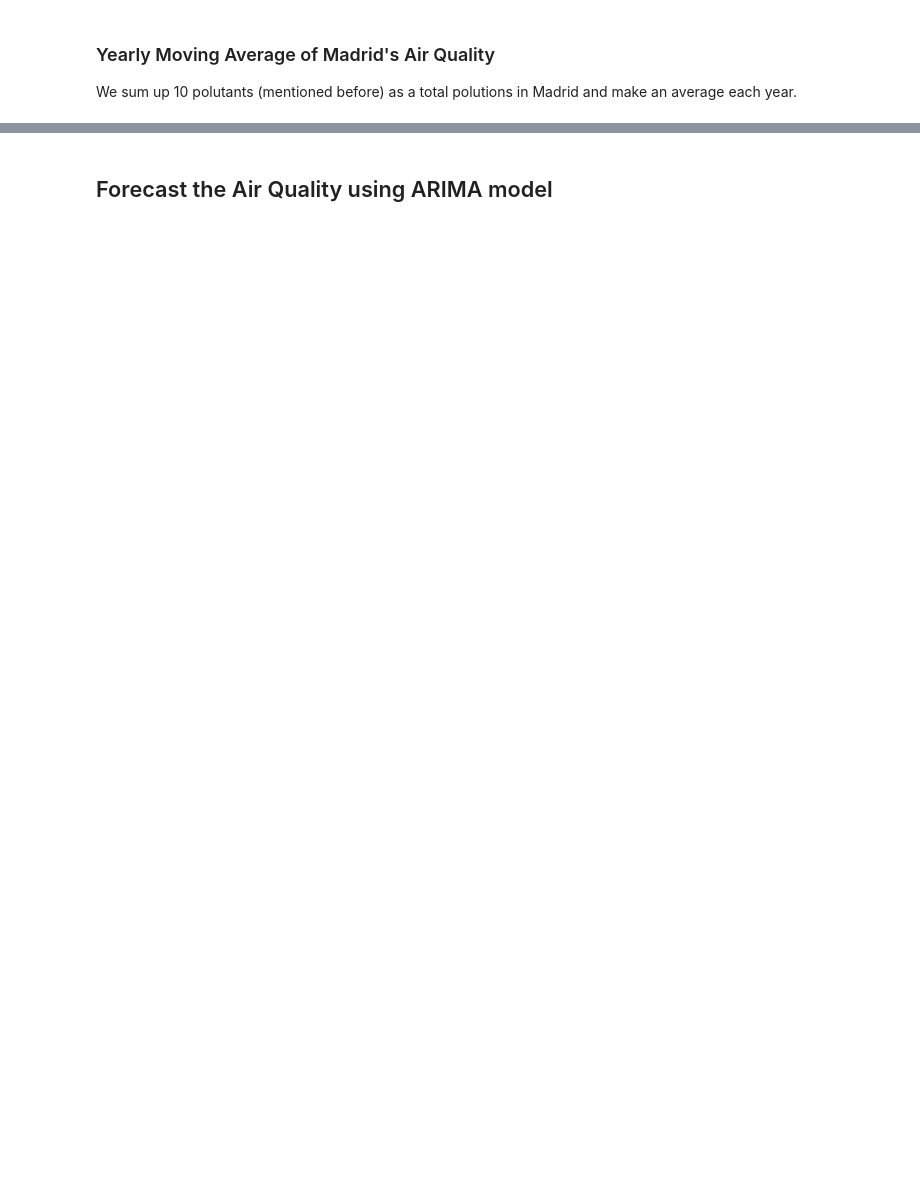
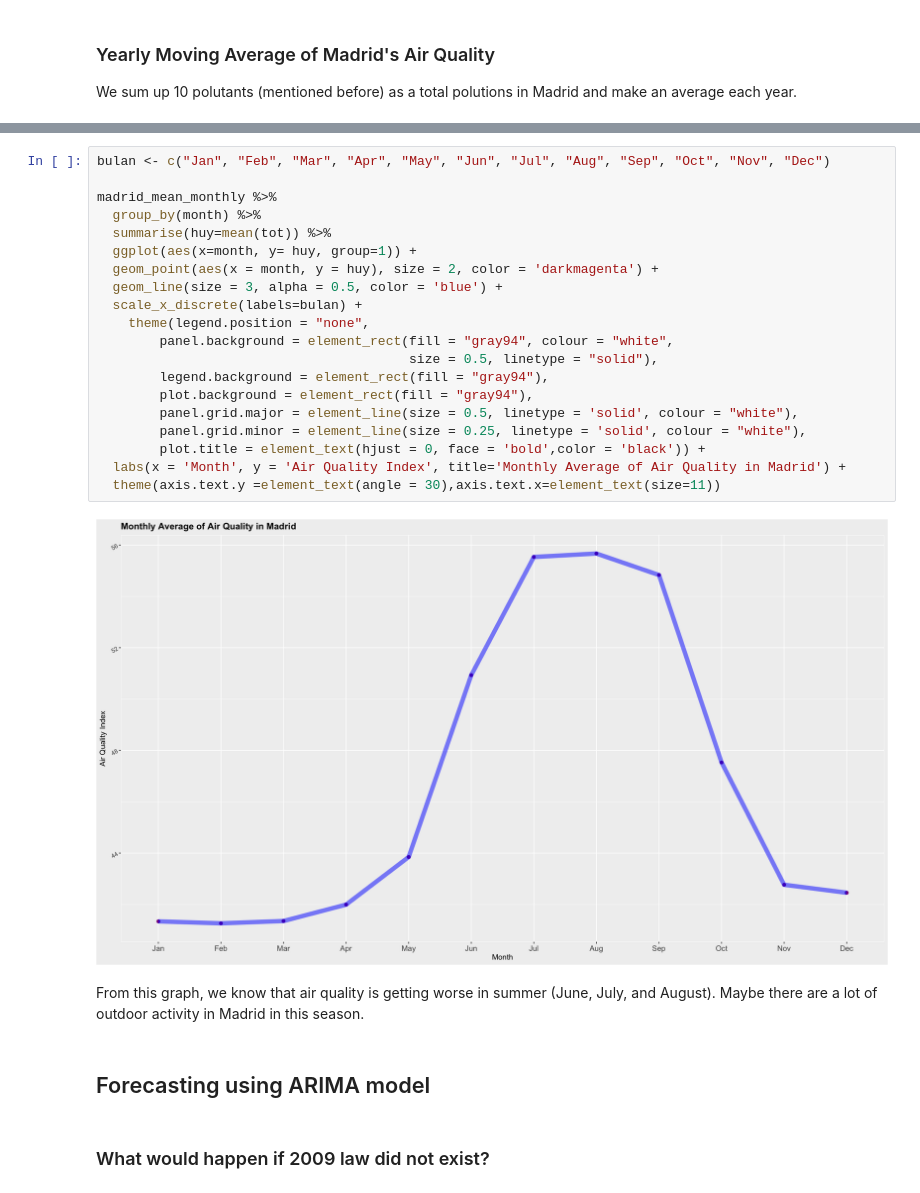
Before and after one commit to buu-nguyen/PIB3-MadridAirQuality, a Jupyter notebook: Madrid-Air-Quality.ipynb, the cells around one changed output, grey strips where cells are left out. Drawn from its saved outputs; the diff is of its cells as text; blank space fills up the shorter version.

```diff
--- a/Madrid-Air-Quality.ipynb
+++ b/Madrid-Air-Quality.ipynb
@@ -185,3 +139,29 @@ From this graph, we know that air quality is getting worse in summer (June, July
+# %%
+bulan <- c("Jan", "Feb", "Mar", "Apr", "May", "Jun", "Jul", "Aug", "Sep", "Oct", "Nov", "Dec")
+
+madrid_mean_monthly %>%
+  group_by(month) %>%
+  summarise(huy=mean(tot)) %>%
+  ggplot(aes(x=month, y= huy, group=1)) +
+  geom_point(aes(x = month, y = huy), size = 2, color = 'darkmagenta') +
+  geom_line(size = 3, alpha = 0.5, color = 'blue') +
+  scale_x_discrete(labels=bulan) +
+    theme(legend.position = "none",
+        panel.background = element_rect(fill = "gray94", colour = "white",
+                                        size = 0.5, linetype = "solid"),
+        legend.background = element_rect(fill = "gray94"),
+        plot.background = element_rect(fill = "gray94"),
+        panel.grid.major = element_line(size = 0.5, linetype = 'solid', colour = "white"),
+        panel.grid.minor = element_line(size = 0.25, linetype = 'solid', colour = "white"),
+        plot.title = element_text(hjust = 0, face = 'bold',color = 'black')) +
+  labs(x = 'Month', y = 'Air Quality Index', title='Monthly Average of Air Quality in Madrid') +
+  theme(axis.text.y =element_text(angle = 30),axis.text.x=element_text(size=11))
+# %% [output]
+[figure, added]
+# %% [markdown]
+From this graph, we know that air quality is getting worse in summer (June, July, and August). Maybe there are a lot of outdoor activity in Madrid in this season.
 # %% [markdown]
-## Forecast the Air Quality using ARIMA model
+## Forecasting using ARIMA model
+# %% [markdown]
+### What would happen if 2009 law did not exist?
 # %%
```
Also changed, not shown: parts of 20 cells of this notebook.
